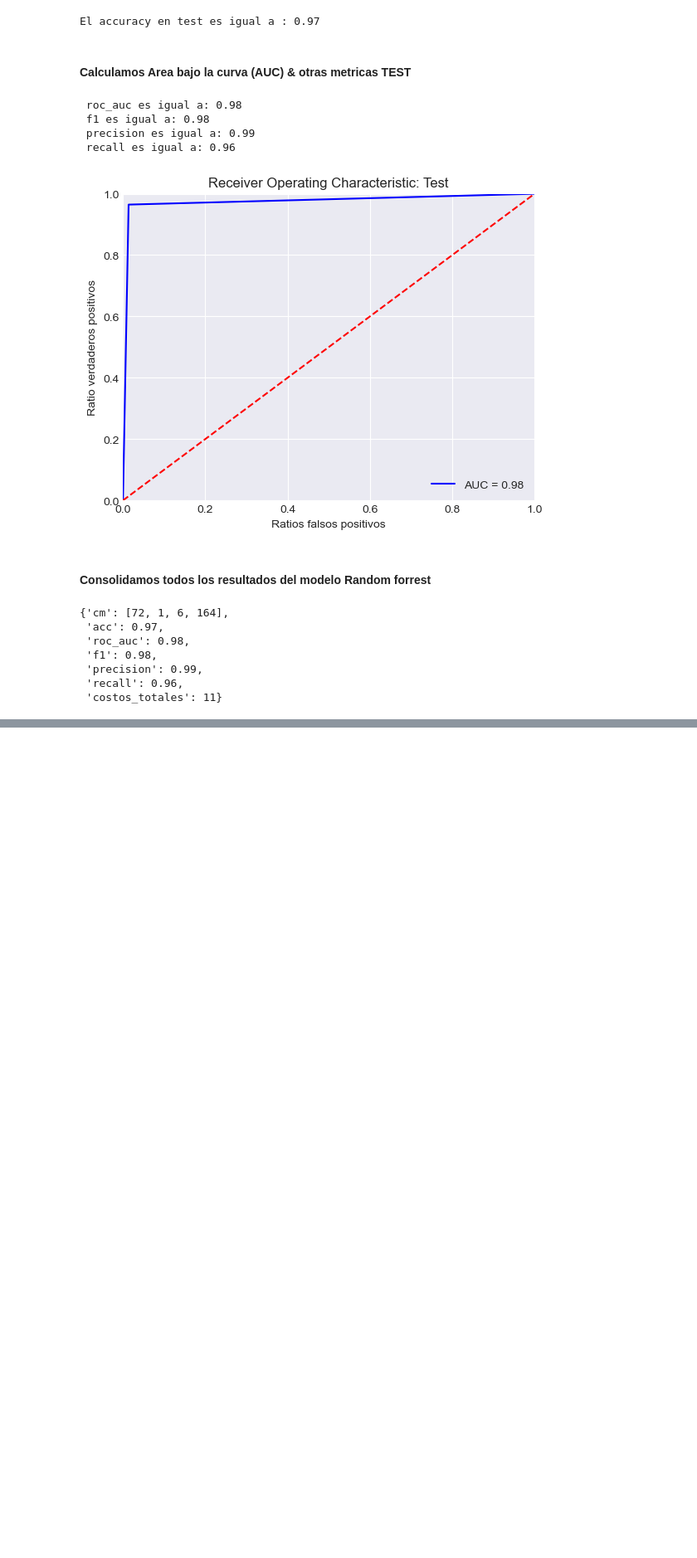
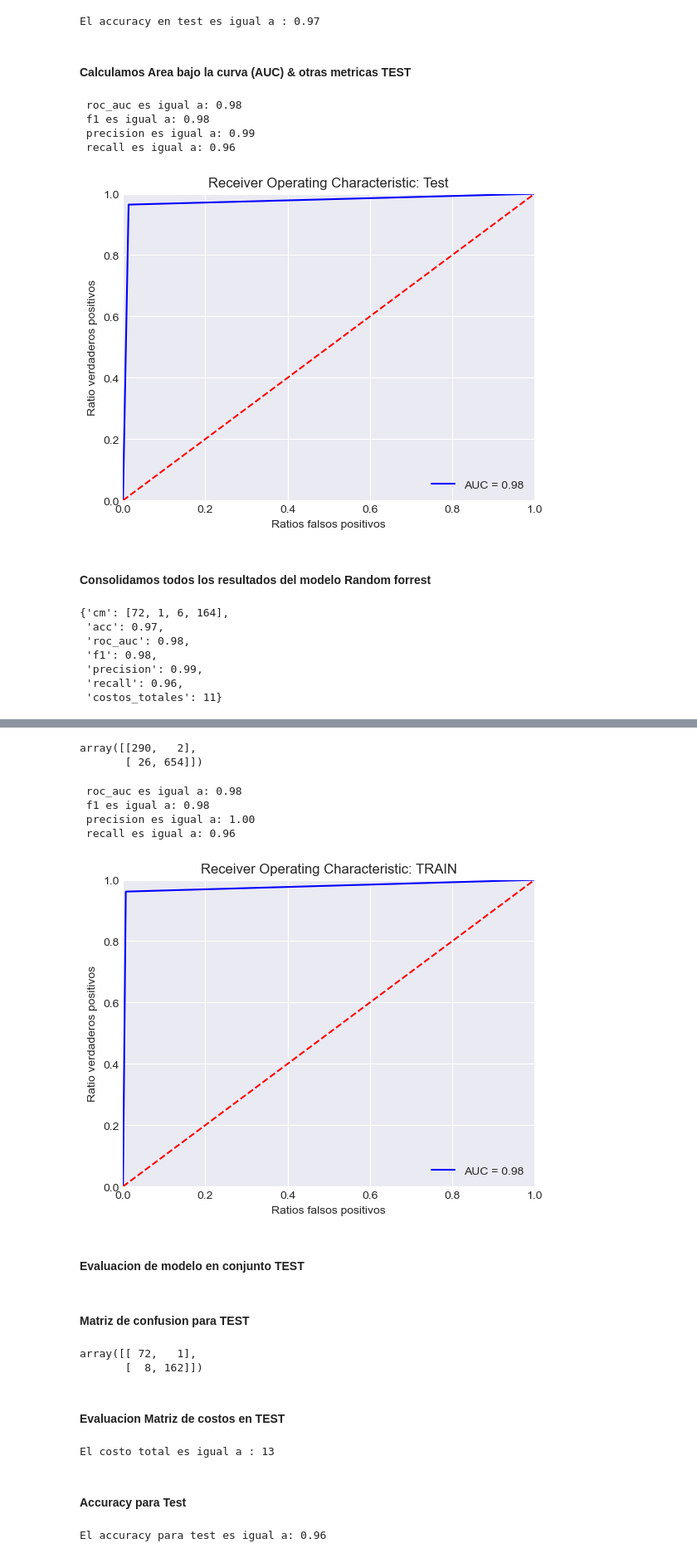
Before and after one commit to choppeb7/PC3-MBIT-AI, a Jupyter notebook: 03_Modelado.ipynb, the cells around one changed output, grey strips where cells are left out. Shown at 83% size. Saved outputs shown, nothing was run; the diff lists cells and outputs as text; code cells hidden in the pictures; blank space fills up the shorter version.

```diff
--- a/03_Modelado.ipynb
+++ b/03_Modelado.ipynb
@@ -913,0 +1102,10 @@ c:\Users\CHOPPE\Documents\CEROSA 2024\anaconda\envs\ml_clean\lib\site-packages\x
+# %%
+#### Evaluacion del modelo con conjunto de entrenamiento TRAIN
+y_pred_train=best_model_svc_lineal.predict(X_train)
+# %%
+#### Evaluacion matriz de confusion TRAIN
+svc_lineal_cm_train=confusion_matrix(y_train, y_pred_train)
+svc_lineal_cm_train
+# %% [output]
+array([[290,   2],
+       [ 26, 654]])
@@ -913,0 +1115,35 @@ c:\Users\CHOPPE\Documents\CEROSA 2024\anaconda\envs\ml_clean\lib\site-packages\x
+# %%
+#### Area bajo la curva (auc) & demás métricas
+# AUC & demás Métricas
+from sklearn.metrics import roc_auc_score, roc_curve, accuracy_score, confusion_matrix, f1_score, precision_score, recall_score
+
+fpr, tpr, threshold = roc_curve(y_train, y_pred_train)
+svc_lineal_roc_auc_train = roc_auc_score(y_train, y_pred_train)
+svc_lineal_f1_train = f1_score(y_train, y_pred_train)
+svc_lineal_precision_train = precision_score(y_train, y_pred_train)
+svc_lineal_recall_train = recall_score(y_train, y_pred_train)
+
+print(f" roc_auc es igual a: {svc_lineal_roc_auc_train:.2f}")
+print(f" f1 es igual a: {svc_lineal_f1_train:.2f}")
+print(f" precision es igual a: {svc_lineal_precision_train:.2f}")
+print(f" recall es igual a: {svc_lineal_recall_train:.2f}")
+# %% [output]
+ roc_auc es igual a: 0.98
+ f1 es igual a: 0.98
+ precision es igual a: 1.00
+ recall es igual a: 0.96
+# %%
+import matplotlib.pyplot as plt
+plt.title('Receiver Operating Characteristic: TRAIN')
+plt.plot(fpr, tpr, 'b', label = 'AUC = %0.2f' % svc_lineal_roc_auc_train)
+plt.legend(loc = 'lower right')
+plt.plot([0, 1], [0, 1],'r--')
+plt.xlim([0, 1])
+plt.ylim([0, 1])
+plt.ylabel('Ratio verdaderos positivos')
+plt.xlabel('Ratios falsos positivos')
+plt.show()
+# %% [output]
+[figure, added]
+# %% [markdown]
+#### Evaluacion de modelo en conjunto TEST
@@ -913,0 +1152,27 @@ c:\Users\CHOPPE\Documents\CEROSA 2024\anaconda\envs\ml_clean\lib\site-packages\x
+# %% [markdown]
+#### Matriz de confusion para TEST
+# %%
+#### Matriz de confusion con TEST
+from sklearn.metrics import confusion_matrix
+svc_lineal_cm_test=confusion_matrix(y_test, y_pred_test)
+svc_lineal_cm_test
+# %% [output]
+array([[ 72,   1],
+       [  8, 162]])
+# %% [markdown]
+#### Evaluacion Matriz de costos en TEST
+# %%
+tn, fp, fn, tp =svc_lineal_cm_test.ravel()
+
+svc_lineal_total_cost=1*fn+5*fp
+
+print(f"El costo total es igual a : {svc_lineal_total_cost}")
+# %% [output]
+El costo total es igual a : 13
+# %% [markdown]
+#### Accuracy para Test
+# %%
+svc_lineal_acc_test=accuracy_score(y_test, y_pred_test)
+print(f"El accuracy para test es igual a: {svc_lineal_acc_test:.2f}")
+# %% [output]
+El accuracy para test es igual a: 0.96
```
Also changed, not shown: parts of 58 cells of this notebook, 17 other files.
